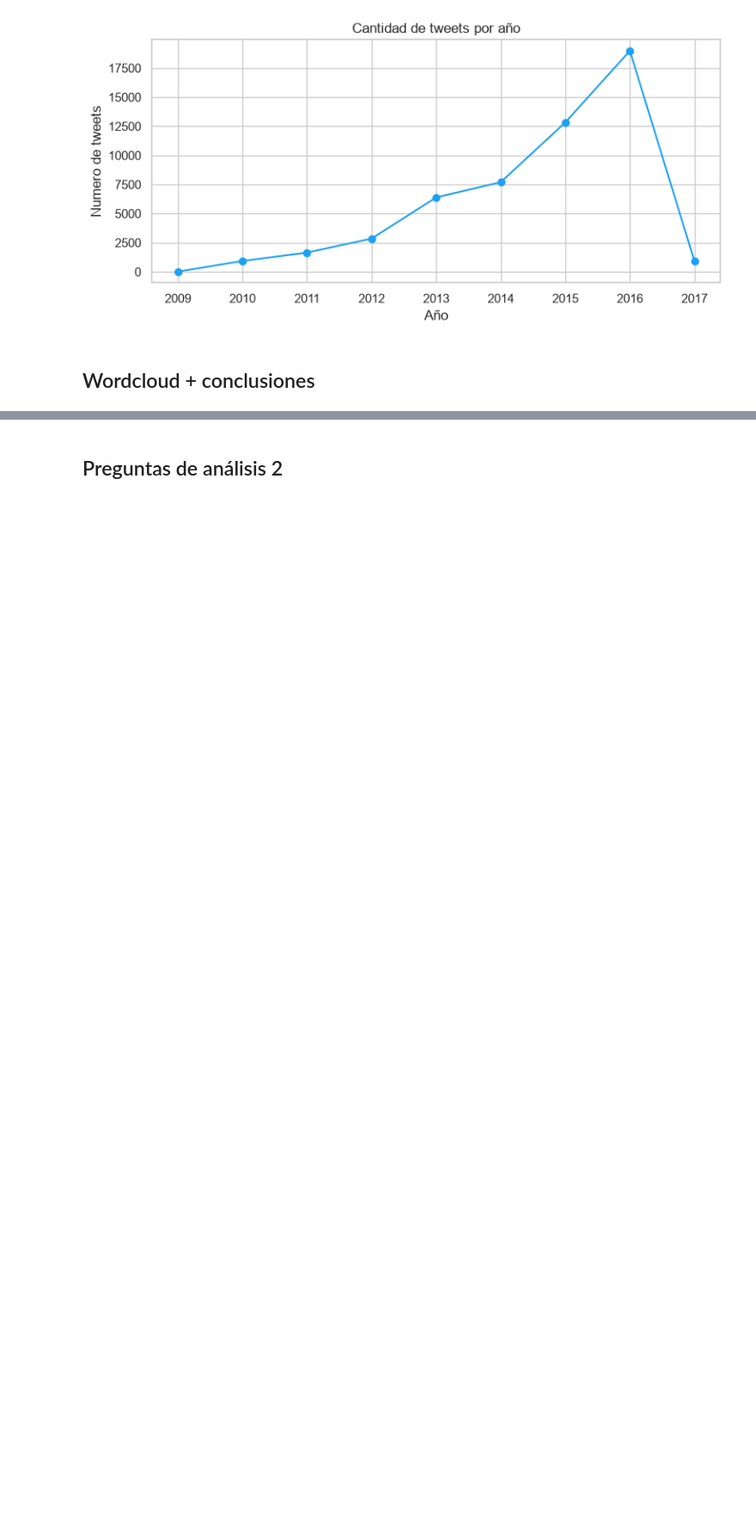
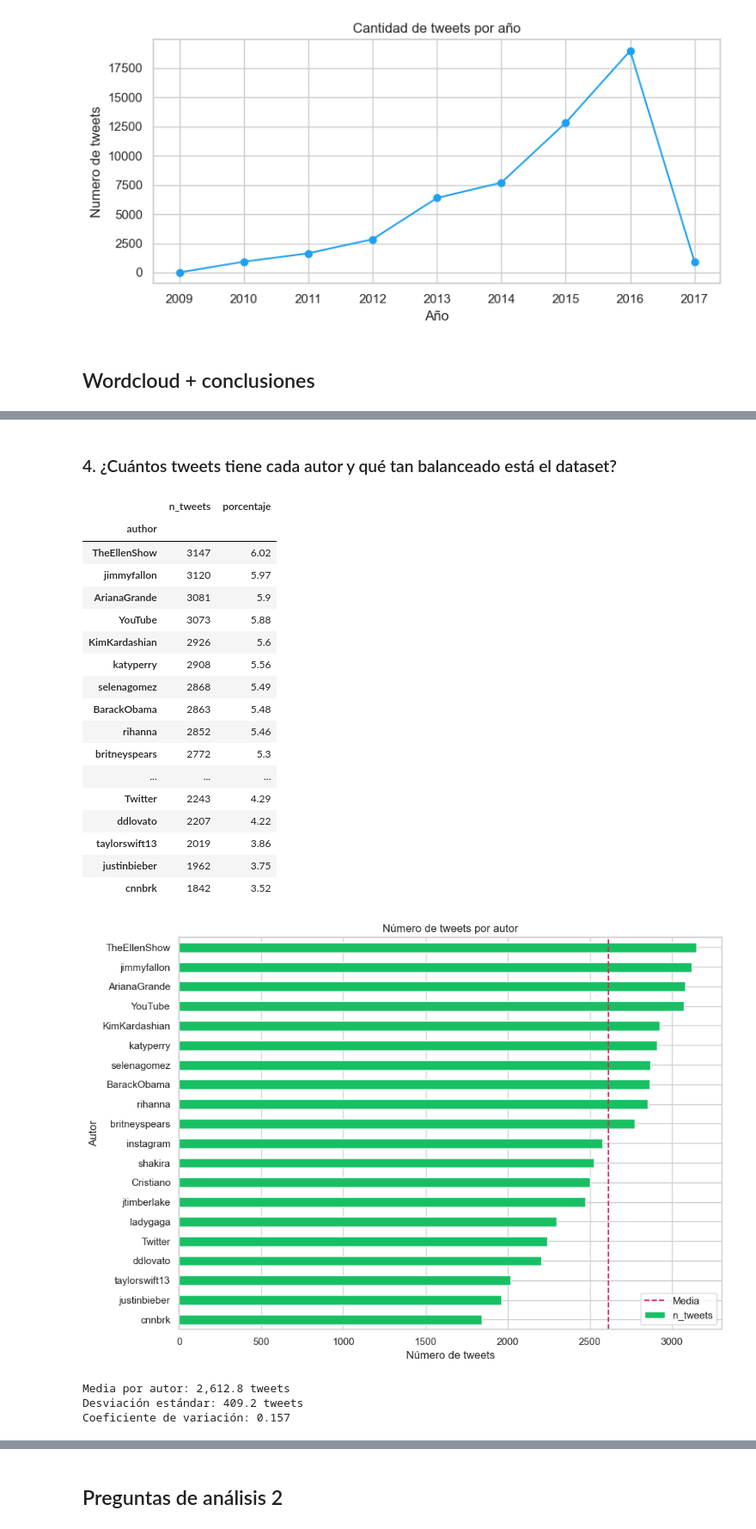
Before and after one commit to ecarcamo/Actividad-Clase-DataScience-Tweets, a Jupyter notebook: notebooks/01_carga_inicial.ipynb, the cells around one changed output, grey strips where cells are left out. Shown at 86% size. Saved outputs shown, nothing was run; the diff lists cells and outputs as text; code cells hidden in the pictures; blank space fills up the shorter version.

```diff
--- a/notebooks/01_carga_inicial.ipynb
+++ b/notebooks/01_carga_inicial.ipynb
@@ -402,0 +605,78 @@ plt.show()
+# %% [markdown]
+### 4. ¿Cuántos tweets tiene cada autor y qué tan balanceado está el dataset?
+# %%
+tweets_autor_g06 = (
+    df_clean["author"]
+    .value_counts()
+    .rename("n_tweets")
+    .to_frame()
+)
+
+tweets_autor_g06["porcentaje"] = (
+    100 * tweets_autor_g06["n_tweets"] / len(df_clean)
+)
+
+display(tweets_autor_g06.round(2))
+
+conteos_g06 = tweets_autor_g06["n_tweets"].to_numpy()
+
+media_g06 = conteos_g06.mean()
+desviacion_g06 = conteos_g06.std(ddof=1)
+cv_g06 = desviacion_g06 / media_g06
+ratio_g06 = conteos_g06.max() / conteos_g06.min()
+
+fig, ax = plt.subplots(figsize=(10, 7))
+
+tweets_autor_g06["n_tweets"].sort_values().plot(
+    kind="barh",
+    ax=ax,
+    color="#17BF63"
+)
+
+ax.axvline(
+    media_g06,
+    color="#E0245E",
+    linestyle="--",
+    label="Media"
+)
+
+ax.set_title("Número de tweets por autor")
+ax.set_xlabel("Número de tweets")
+ax.set_ylabel("Autor")
+ax.legend()
+
+plt.tight_layout()
+plt.show()
+
+diagnostico_g06 = (
+    "bastante balanceado"
+    if cv_g06 < 0.25 and ratio_g06 < 2
+    else "desbalanceado"
+)
+
+print(f"Media por autor: {media_g06:,.1f} tweets")
+print(f"Desviación estándar: {desviacion_g06:,.1f} tweets")
+print(f"Coeficiente de variación: {cv_g06:.3f}")
+# %% [output]
+|  | n_tweets | porcentaje |
+| author |  |  |
+| TheEllenShow | 3147 | 6.02 |
+| jimmyfallon | 3120 | 5.97 |
+| ArianaGrande | 3081 | 5.9 |
+| YouTube | 3073 | 5.88 |
+| KimKardashian | 2926 | 5.6 |
+| katyperry | 2908 | 5.56 |
+| selenagomez | 2868 | 5.49 |
+| BarackObama | 2863 | 5.48 |
+| rihanna | 2852 | 5.46 |
+| britneyspears | 2772 | 5.3 |
+| ... | ... | ... |
+| Twitter | 2243 | 4.29 |
+| ddlovato | 2207 | 4.22 |
+| taylorswift13 | 2019 | 3.86 |
+| justinbieber | 1962 | 3.75 |
+| cnnbrk | 1842 | 3.52 |
+[figure, added]
+Media por autor: 2,612.8 tweets
+Desviación estándar: 409.2 tweets
+Coeficiente de variación: 0.157
```
Also changed, not shown: parts of 16 cells of this notebook, 1 other file.
